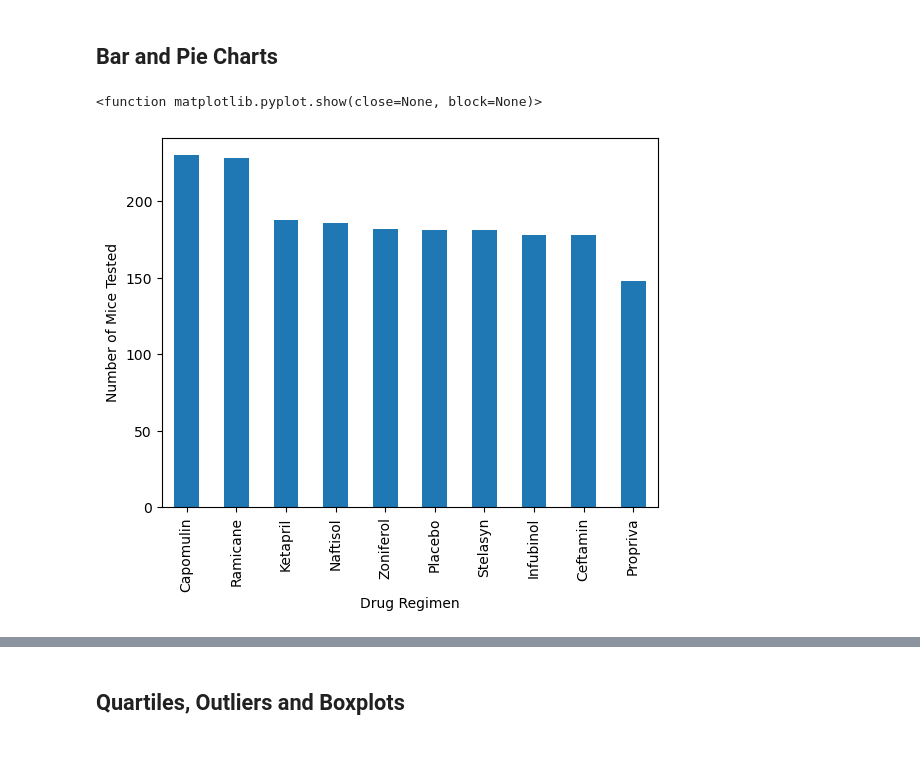
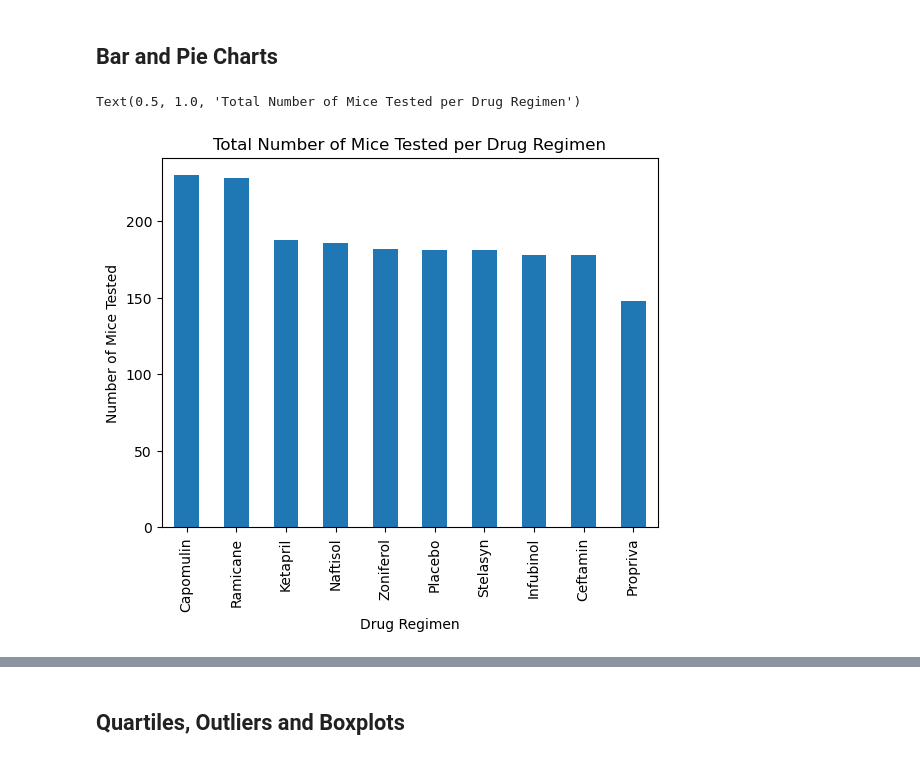
Before and after one commit to rbitas/Matplotlib-challenge, a Jupyter notebook: pymaceuticals_starter.ipynb, the cells around one changed output, grey strips where cells are left out. Drawn from its saved outputs; the diff is of its cells as text; code cells hidden in the pictures.

```diff
--- a/pymaceuticals_starter.ipynb
+++ b/pymaceuticals_starter.ipynb
@@ -159,12 +160,12 @@ tumor_study_aggregated
 # %%
 # Generate a bar plot showing the total number of timepoints for all mice tested for each drug regimen using Pandas.
 study_mice_counts = study_cleaned_df["Drug Regimen"].value_counts()
 study_bar_plot= study_mice_counts.plot(kind= "bar")
 study_bar_plot.set_xlabel("Drug Regimen")
 study_bar_plot.set_ylabel("Number of Mice Tested")
-plt.show
+study_bar_plot.set_title("Total Number of Mice Tested per Drug Regimen")
 # %% [output]
-<function matplotlib.pyplot.show(close=None, block=None)>
+Text(0.5, 1.0, 'Total Number of Mice Tested per Drug Regimen')
-[figure, old version]
+[figure, new version]
 # %%
 # Generate a bar plot showing the total number of timepoints for all mice tested for each drug regimen using pyplot.
```
Also changed, not shown: parts of 5 cells of this notebook.
